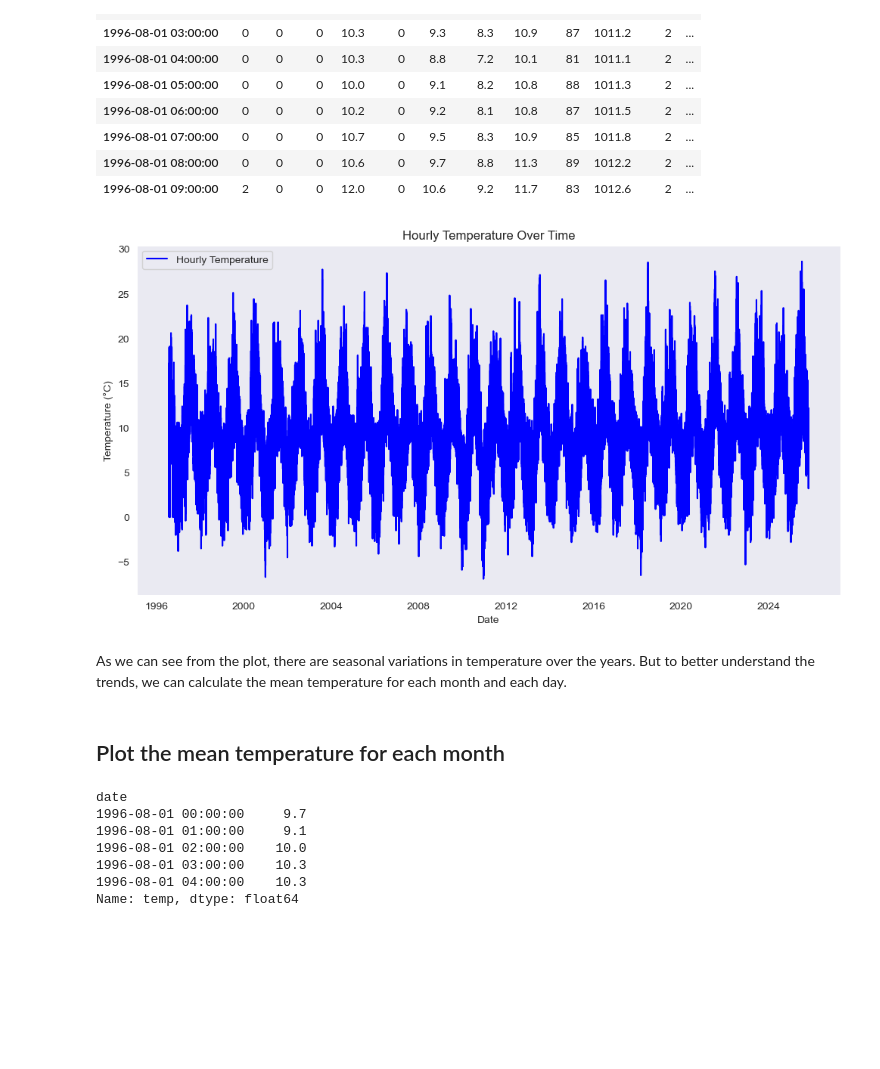
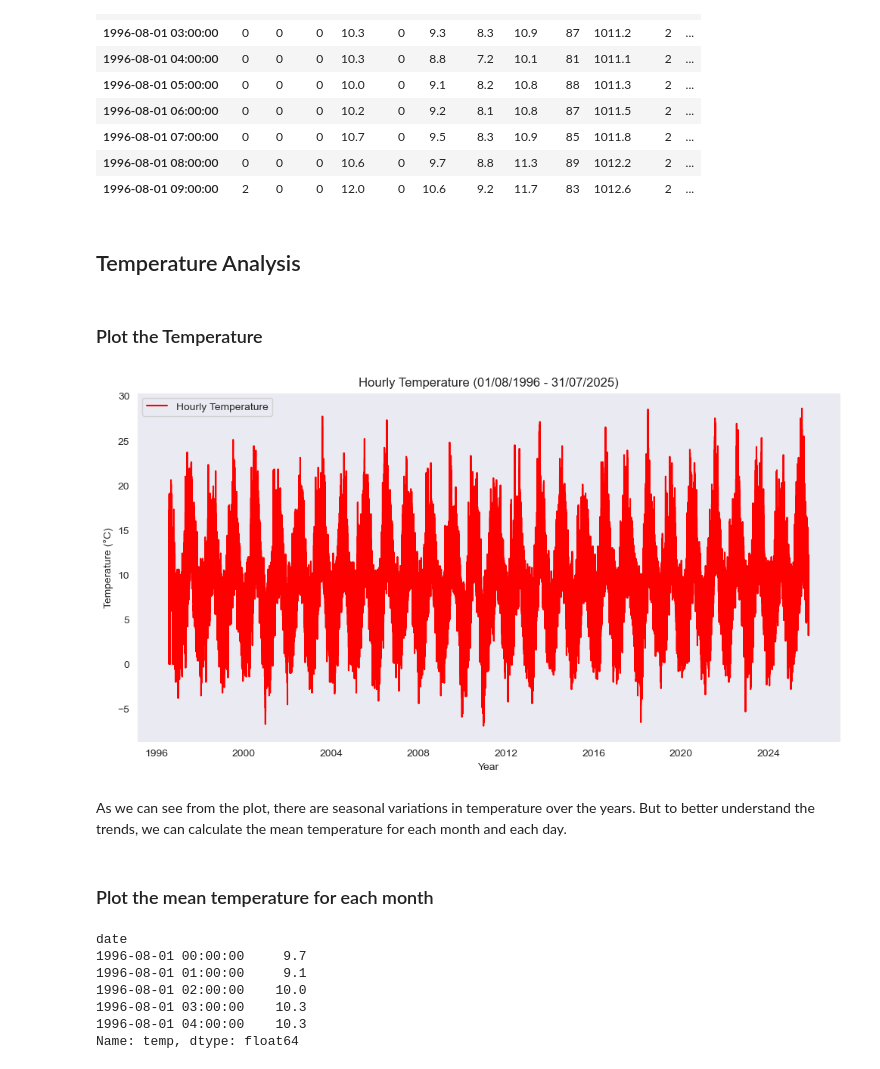
Before and after one commit to AnnaLozenko/PFDA_assignments, a Jupyter notebook: assignment_6_Weather.ipynb, the cells around one changed output. Drawn from its saved outputs; the diff is of its cells as text; code cells hidden in the pictures; blank space fills up the shorter version.

```diff
--- a/assignment_6_Weather.ipynb
+++ b/assignment_6_Weather.ipynb
@@ -130,22 +150,26 @@ df.head(10)
 | 1996-08-01 07:00:00 | 0 | 0 | 0 | 10.7 | 0 | 9.5 | 8.3 | 10.9 | 85 | 1011.8 | 2 | ... |
 | 1996-08-01 08:00:00 | 0 | 0 | 0 | 10.6 | 0 | 9.7 | 8.8 | 11.3 | 89 | 1012.2 | 2 | ... |
 | 1996-08-01 09:00:00 | 2 | 0 | 0 | 12.0 | 0 | 10.6 | 9.2 | 11.7 | 83 | 1012.6 | 2 | ... |
+# %% [markdown]
+## Temperature Analysis
+# %% [markdown]
+### Plot the Temperature
 # %%
 #plot the temperature data for the entire period (1996-2025)
 plt.figure(figsize=(12,6))
-plt.plot(df.index, df['temp'], color='blue', label='Hourly Temperature')
-plt.title('Hourly Temperature Over Time')
-plt.xlabel('Date')
+plt.plot(df.index, df['temp'], color='red', label='Hourly Temperature')
+plt.title('Hourly Temperature (01/08/1996 - 31/07/2025)')
+plt.xlabel('Year')
 plt.ylabel('Temperature (°C)')
 plt.legend()
 plt.grid()
 plt.show()
 # %% [output]
-[figure, old version]
+[figure, new version]
 # %% [markdown]
 As we can see from the plot, there are seasonal variations in temperature over the years. But to better understand the trends, we can calculate the mean temperature for each month and each day.
 # %% [markdown]
-## Plot the mean temperature for each month
+### Plot the mean temperature for each month
 # %%
 print(df['temp'].head())
 # %% [output]
```
Also changed, not shown: parts of 29 cells of this notebook.
